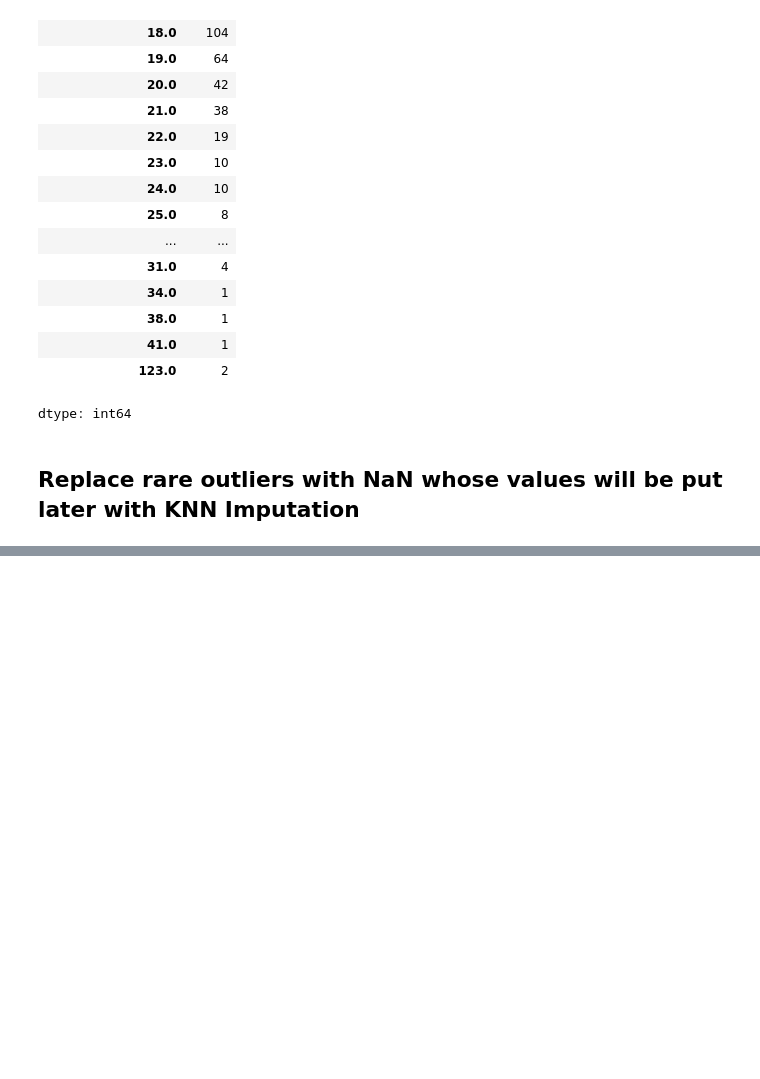
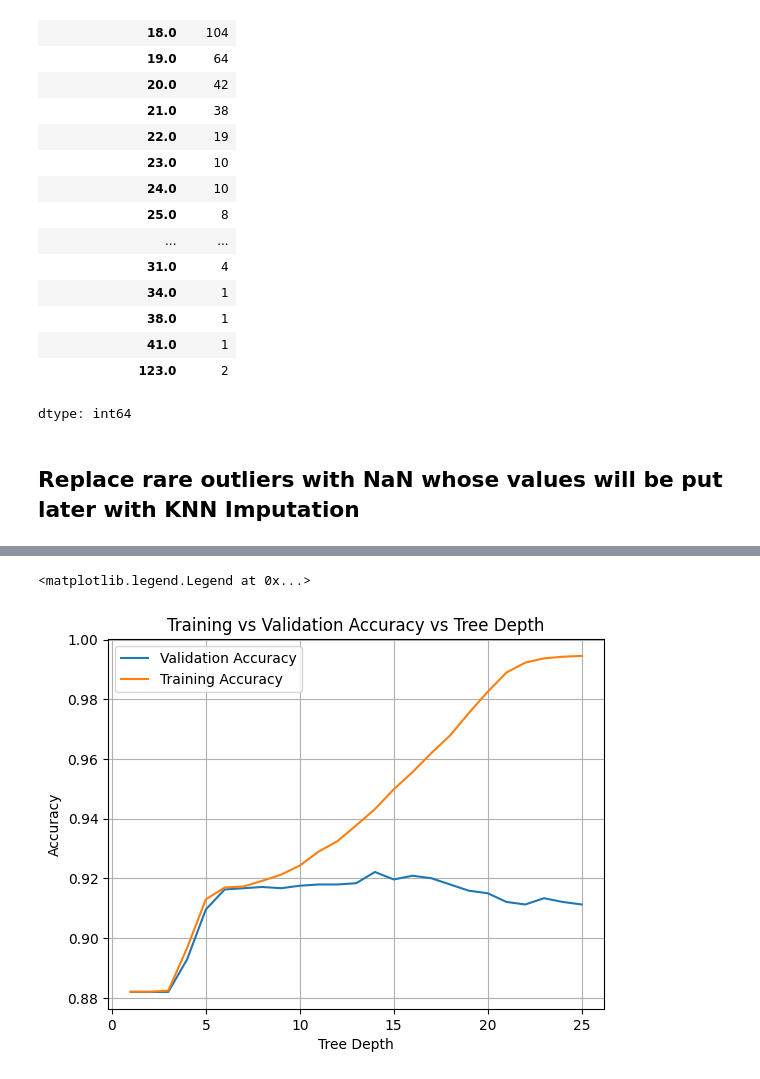
Before and after one commit to soumyadipnayak/summerschool2026, a Jupyter notebook: models/credit_risk_analysis.ipynb, the cells around one changed output, grey strips where cells are left out. Drawn from its saved outputs; the diff is of its cells as text; code cells hidden in the pictures; blank space fills up the shorter version.

```diff
--- a/models/credit_risk_analysis.ipynb
+++ b/models/credit_risk_analysis.ipynb
@@ -221,0 +326,7 @@ x_val, x_test, y_val, y_test = train_test_split(
+# %%
+X_stable_train.drop(
+    columns=["cb_person_cred_hist_length", "loan_amnt", "loan_int_rate", "person_income"], inplace=True)
+X_stable_val.drop(
+    columns=["cb_person_cred_hist_length", "loan_amnt", "loan_int_rate", "person_income"], inplace=True)
+X_stable_test.drop(
+    columns=["cb_person_cred_hist_length", "loan_amnt", "loan_int_rate", "person_income"], inplace=True)
@@ -221,0 +492,40 @@ x_val, x_test, y_val, y_test = train_test_split(
+# %%
+Val_acc = []
+Train_acc = []
+
+numeric_transformer_rf = Pipeline([
+    ("imputer", KNNImputer(n_neighbors=5))
+])
+
+categorical_transformer_rf = Pipeline([
+    ("encoder", OneHotEncoder(handle_unknown="ignore"))
+])
+
+preprocessor = ColumnTransformer([
+    ("num", numeric_transformer_rf, numeric_features),
+    ("cat", categorical_transformer_rf, categorical_features)
+])
+for d in range(1, 26):
+    model_rf = Pipeline([
+        ("preprocessor", preprocessor),
+        ("classifier", RandomForestClassifier(
+            max_depth=d,
+            # class_weight="balanced",
+            random_state=42
+        ))
+    ])
+    model_rf.fit(X_stable_train, y_stable_train)
+    Val_acc.append(model_rf.score(X_stable_val, y_stable_val))
+    Train_acc.append(model_rf.score(X_stable_train, y_stable_train))
+
+
+plt.plot(range(1, 26), Val_acc, label="Validation Accuracy")
+plt.plot(range(1, 26), Train_acc, label="Training Accuracy")
+plt.xlabel("Tree Depth")
+plt.ylabel("Accuracy")
+plt.title("Training vs Validation Accuracy vs Tree Depth")
+plt.grid()
+plt.legend()
+# %% [output]
+<matplotlib.legend.Legend at 0x...>
+[figure, added]
```
Also changed, not shown: parts of 67 cells of this notebook.
